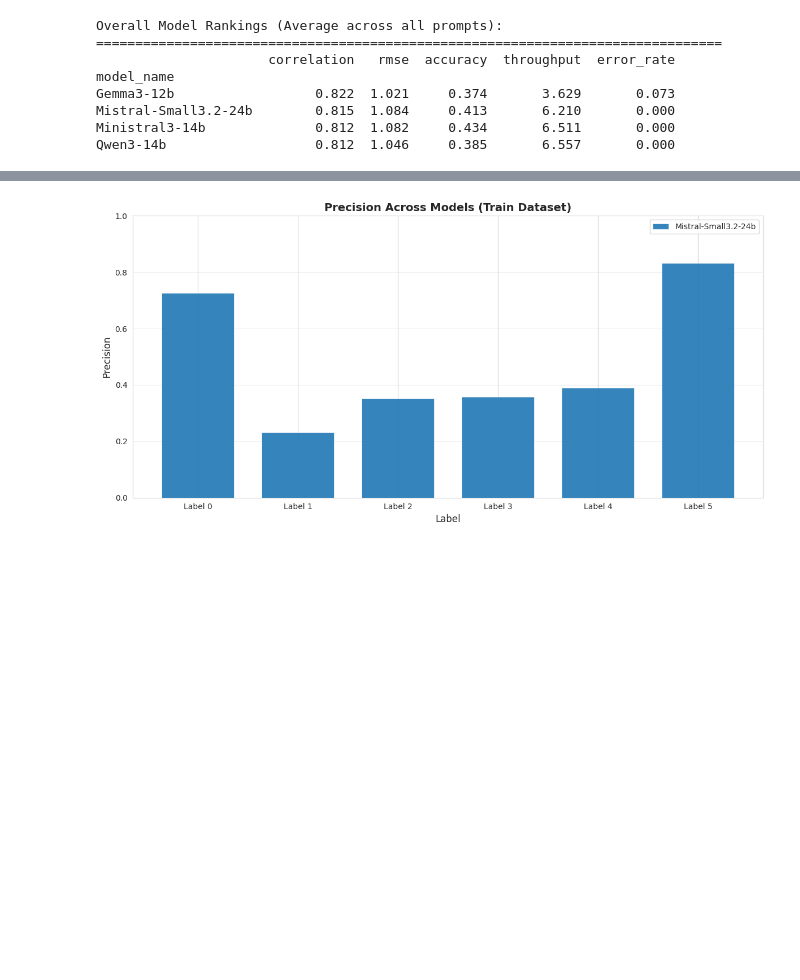
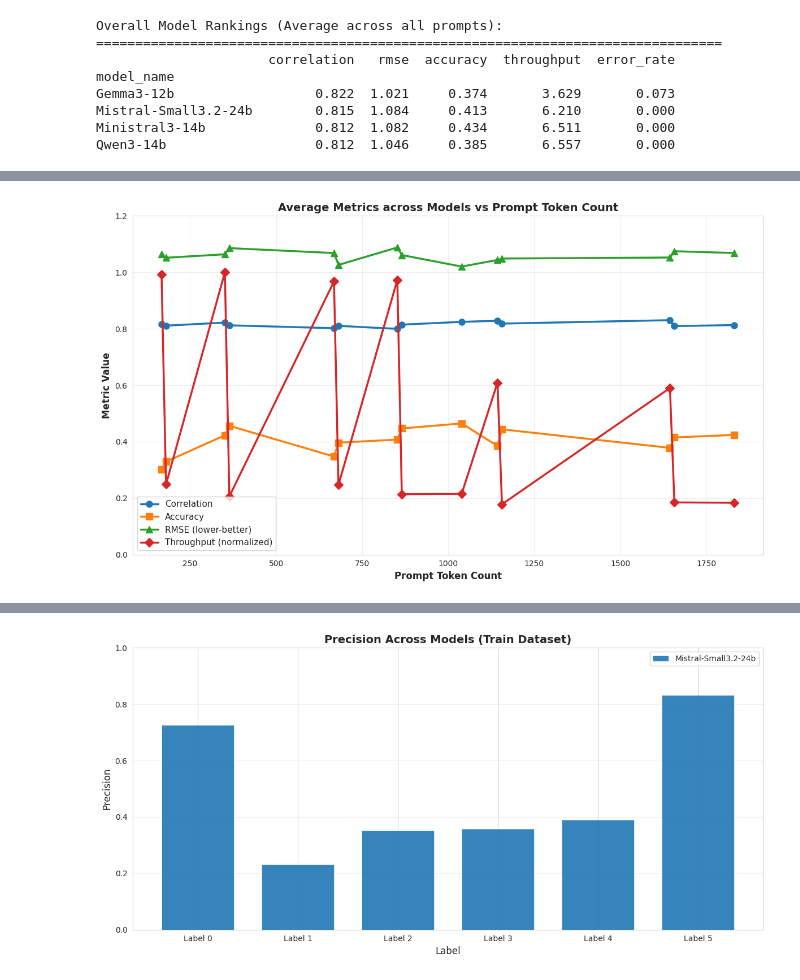
Before and after one commit to itzTerra/vis-desc, a Jupyter notebook: modules/lab/src/evaluation/llm/llm.ipynb, the cells around one changed output, grey strips where cells are left out. Drawn from its saved outputs; the diff is of its cells as text; code cells hidden in the pictures; blank space fills up the shorter version.

```diff
--- a/modules/lab/src/evaluation/llm/llm.ipynb
+++ b/modules/lab/src/evaluation/llm/llm.ipynb
@@ -217,0 +261,87 @@ Ministral3-14b                                                    8.267
+# %%
+# Create mapping from items (items have the actual token counts)
+prompt_to_token_count = {}
+for item in items:
+    prompt_id = item.get("prompt_id", "unknown")
+    prompt_token_count = item.get("prompt_token_count", None)
+    if prompt_id and prompt_token_count is not None:
+        prompt_to_token_count[prompt_id] = int(prompt_token_count)
+
+
+# Match df_metrics prompt_ids with items prompt_ids using prefix matching
+def find_token_count(df_id):
+    for item_id, token_count in prompt_to_token_count.items():
+        if df_id.startswith(item_id):
+            return token_count
+    return None
+
+
+df_metrics["prompt_token_count"] = df_metrics["prompt_id"].apply(find_token_count)
+
+# Group by prompt_token_count and calculate mean metrics
+df_grouped = (
+    df_metrics.dropna(subset=["prompt_token_count"])
+    .groupby("prompt_token_count")[["correlation", "rmse", "accuracy", "throughput"]]
+    .mean()
+    .reset_index()
+)
+
+# Sort by prompt_token_count
+df_grouped = df_grouped.sort_values("prompt_token_count")
+
+fig, ax = plt.subplots(figsize=(12, 7))
+
+ax.plot(
+    df_grouped["prompt_token_count"],
+    df_grouped["correlation"],
+    marker="o",
+    linewidth=2.5,
+    label="Correlation",
+    markersize=8,
+)
+ax.plot(
+    df_grouped["prompt_token_count"],
+    df_grouped["accuracy"],
+    marker="s",
+    linewidth=2.5,
+    label="Accuracy",
+    markersize=8,
+)
+ax.plot(
+    df_grouped["prompt_token_count"],
+    df_grouped["rmse"],
+    marker="^",
+    linewidth=2.5,
+    label="RMSE (lower-better)",
+    markersize=8,
+)
+
+if df_grouped["throughput"].max() > 0:
+    throughput_normalized = df_grouped["throughput"] / df_grouped["throughput"].max()
+    ax.plot(
+        df_grouped["prompt_token_count"],
+        throughput_normalized,
+        marker="D",
+        linewidth=2.5,
+        label="Throughput (normalized)",
+        markersize=8,
+    )
+
+ax.set_xlabel("Prompt Token Count", fontsize=12, fontweight="bold")
+ax.set_ylabel("Metric Value", fontsize=12, fontweight="bold")
+ax.set_title(
+    "Average Metrics across Models vs Prompt Token Count",
+    fontsize=14,
+    fontweight="bold",
+)
+ax.legend(fontsize=11, loc="best")
+ax.grid(True, alpha=0.3)
+ax.set_ylim(0, 1.2)
+
+plt.tight_layout()
+plt.show()
+
+print("\nMetrics by Prompt Token Count:")
+print(df_grouped.round(3).to_string(index=False))
+# %% [output]
+[figure, added]
```
Also changed, not shown: parts of 37 cells of this notebook, 9 other files.
